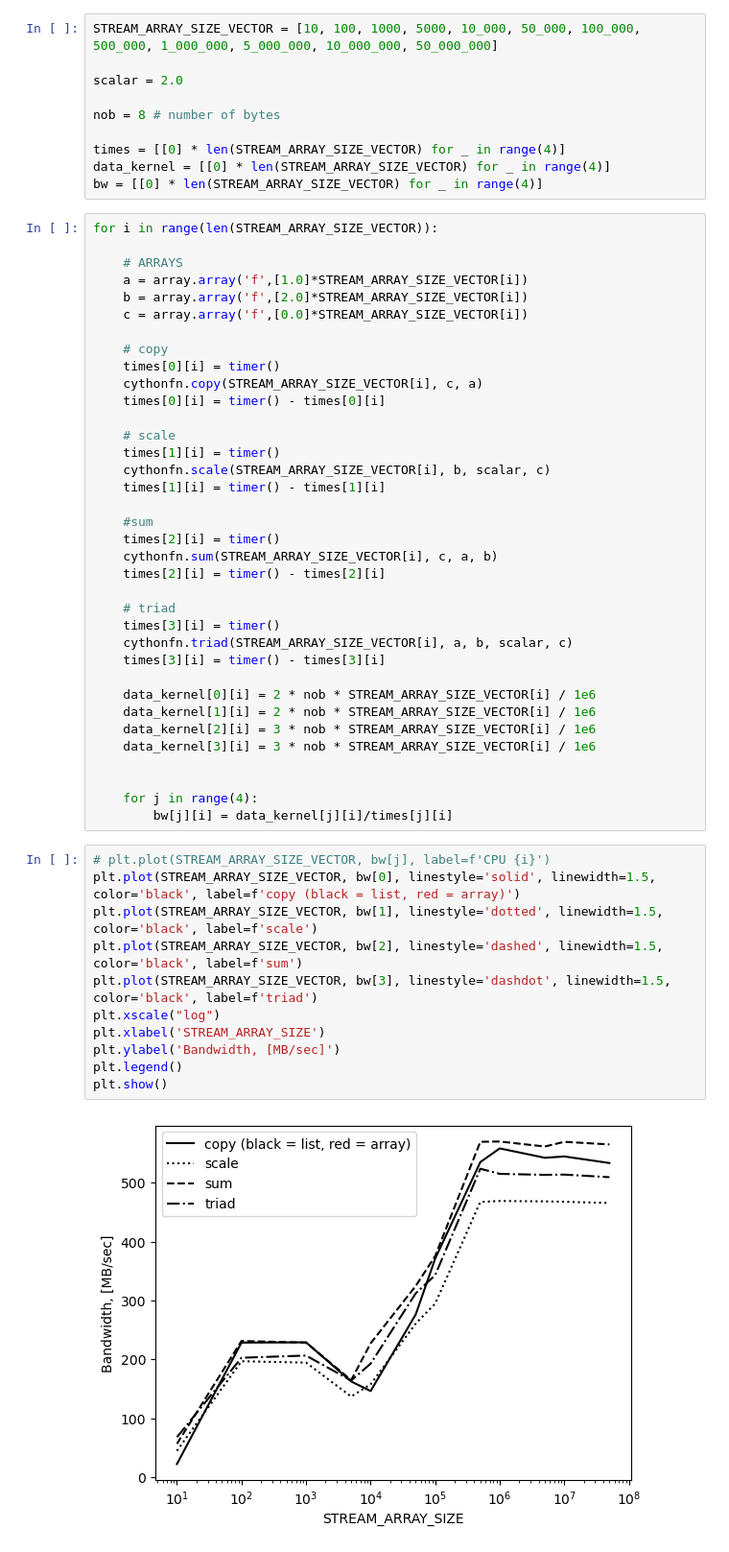
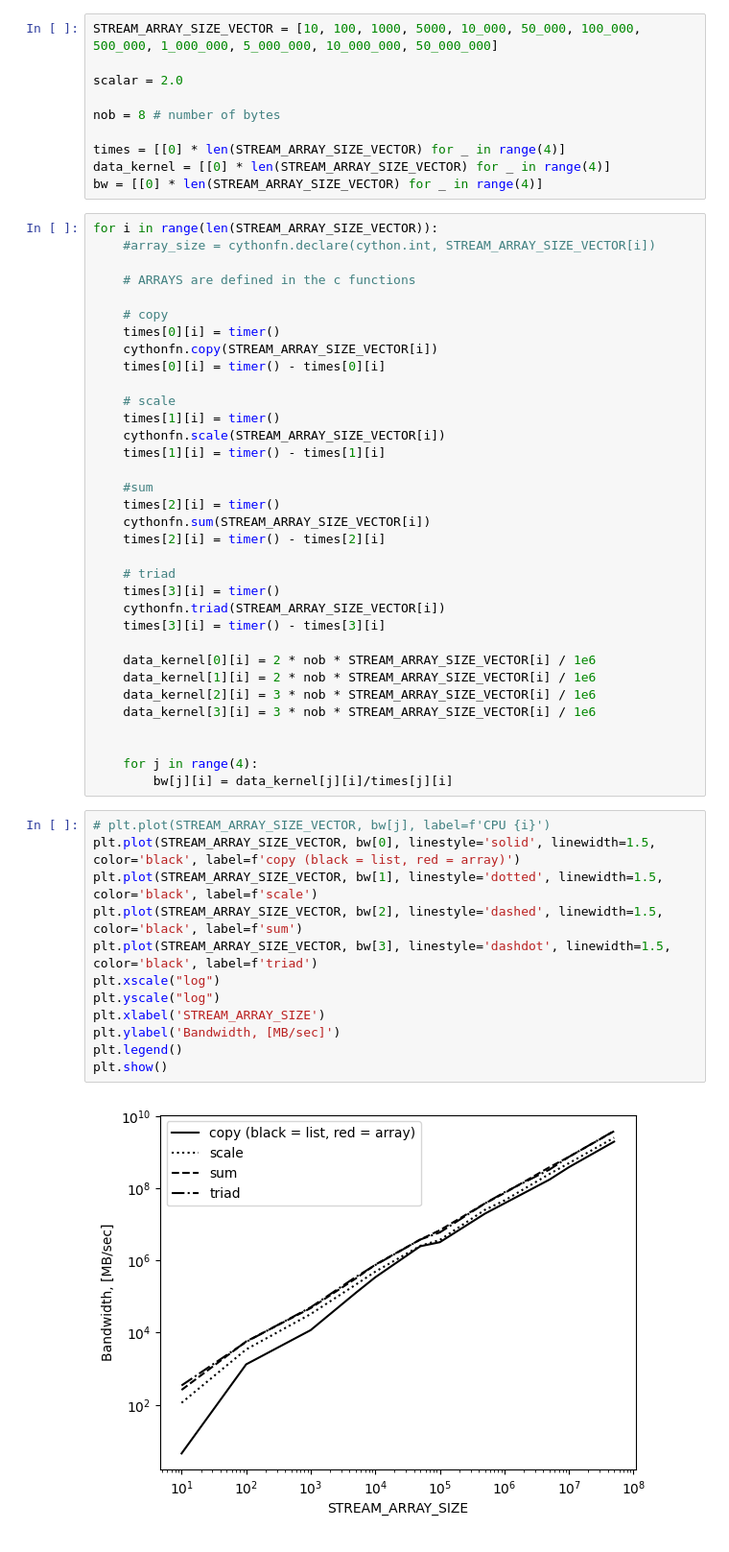
Before and after one commit to felschaetzle/HPC_KTH, a Jupyter notebook: assignment3/assignment3.ipynb, the cells around one changed output. Shown at 96% size. Drawn from its saved outputs; the diff is of its cells as text.

```diff
--- a/assignment3/assignment3.ipynb
+++ b/assignment3/assignment3.ipynb
@@ -25,30 +25,28 @@ data_kernel = [[0] * len(STREAM_ARRAY_SIZE_VECTOR) for _ in range(4)]
 bw = [[0] * len(STREAM_ARRAY_SIZE_VECTOR) for _ in range(4)]
 # %%
 for i in range(len(STREAM_ARRAY_SIZE_VECTOR)):
+    #array_size = cythonfn.declare(cython.int, STREAM_ARRAY_SIZE_VECTOR[i])
 
-    # ARRAYS
-    a = array.array('f',[1.0]*STREAM_ARRAY_SIZE_VECTOR[i])
-    b = array.array('f',[2.0]*STREAM_ARRAY_SIZE_VECTOR[i])
-    c = array.array('f',[0.0]*STREAM_ARRAY_SIZE_VECTOR[i])
+    # ARRAYS are defined in the c functions
 
     # copy
     times[0][i] = timer()
-    cythonfn.copy(STREAM_ARRAY_SIZE_VECTOR[i], c, a)
+    cythonfn.copy(STREAM_ARRAY_SIZE_VECTOR[i])
     times[0][i] = timer() - times[0][i]
 
     # scale
     times[1][i] = timer()
-    cythonfn.scale(STREAM_ARRAY_SIZE_VECTOR[i], b, scalar, c)
+    cythonfn.scale(STREAM_ARRAY_SIZE_VECTOR[i])
     times[1][i] = timer() - times[1][i]
 
     #sum
     times[2][i] = timer()
-    cythonfn.sum(STREAM_ARRAY_SIZE_VECTOR[i], c, a, b)
+    cythonfn.sum(STREAM_ARRAY_SIZE_VECTOR[i])
     times[2][i] = timer() - times[2][i]
 
     # triad
     times[3][i] = timer()
-    cythonfn.triad(STREAM_ARRAY_SIZE_VECTOR[i], a, b, scalar, c)
+    cythonfn.triad(STREAM_ARRAY_SIZE_VECTOR[i])
     times[3][i] = timer() - times[3][i]
 
     data_kernel[0][i] = 2 * nob * STREAM_ARRAY_SIZE_VECTOR[i] / 1e6
@@ -62,13 +60,14 @@ for i in range(len(STREAM_ARRAY_SIZE_VECTOR)):
 # %%
 # plt.plot(STREAM_ARRAY_SIZE_VECTOR, bw[j], label=f'CPU {i}')
 plt.plot(STREAM_ARRAY_SIZE_VECTOR, bw[0], linestyle='solid', linewidth=1.5, color='black', label=f'copy (black = list, red = array)')
 plt.plot(STREAM_ARRAY_SIZE_VECTOR, bw[1], linestyle='dotted', linewidth=1.5, color='black', label=f'scale')
 plt.plot(STREAM_ARRAY_SIZE_VECTOR, bw[2], linestyle='dashed', linewidth=1.5, color='black', label=f'sum')
 plt.plot(STREAM_ARRAY_SIZE_VECTOR, bw[3], linestyle='dashdot', linewidth=1.5, color='black', label=f'triad')
 plt.xscale("log")
+plt.yscale("log")
 plt.xlabel('STREAM_ARRAY_SIZE')
 plt.ylabel('Bandwidth, [MB/sec]')
 plt.legend()
 plt.show()
 # %% [output]
-[figure, old version]
+[figure, new version]
```
Also changed, not shown: parts of 1 cell of this notebook, 2 other files.
